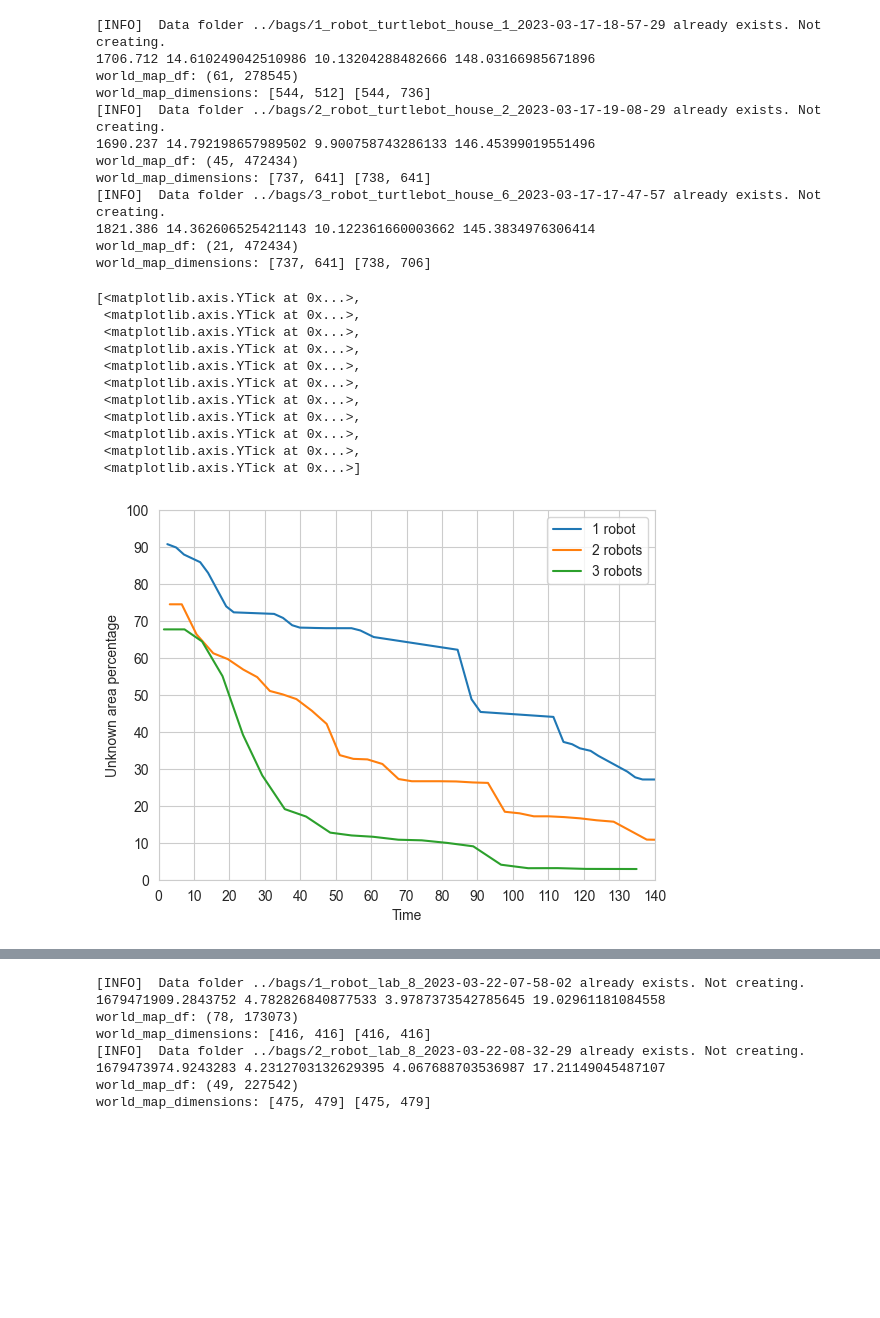
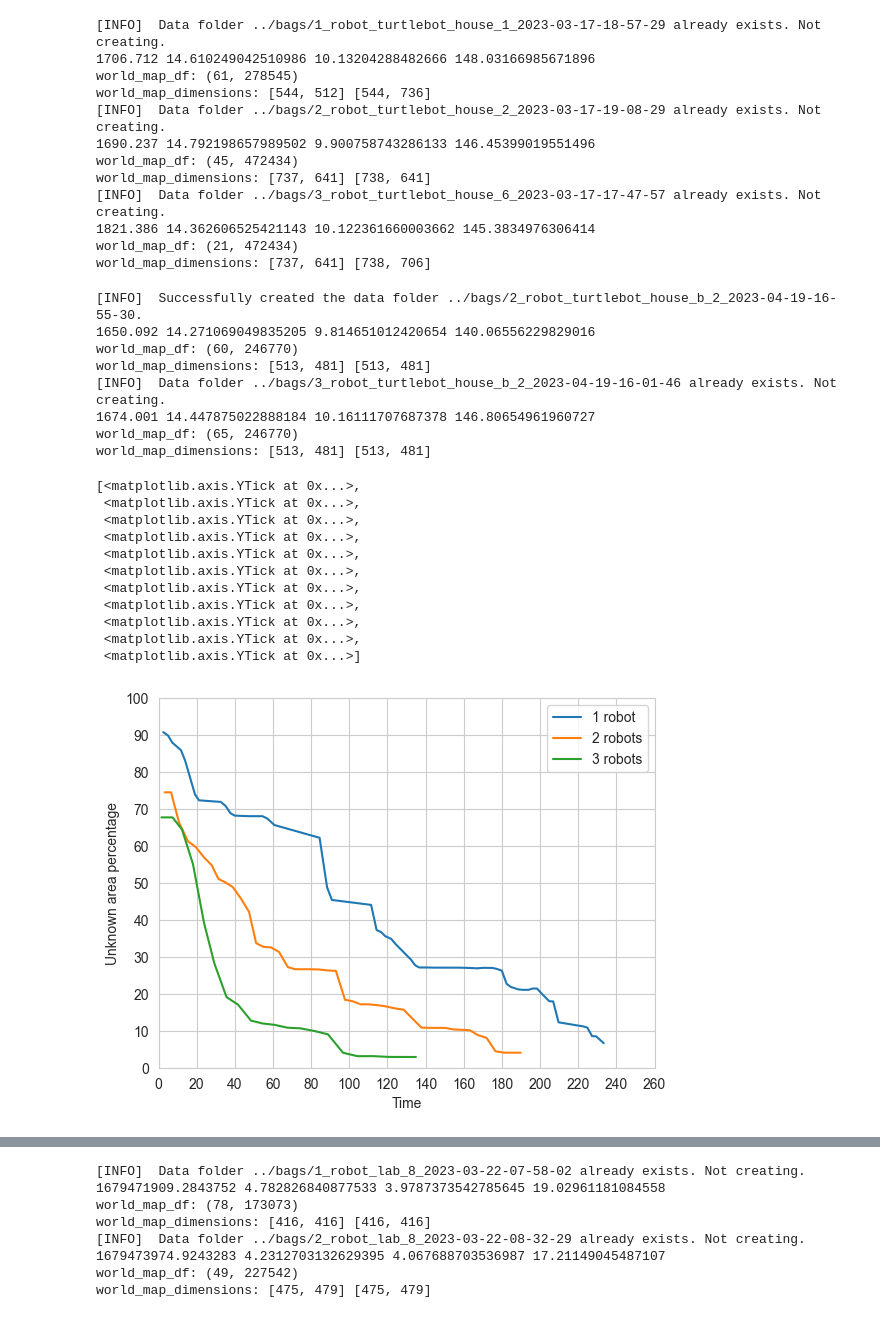
Before and after one commit to convoy-ai/analysis, a Jupyter notebook: notebooks/map_analysis.ipynb, the cells around one changed output, grey strips where cells are left out. Cells and saved outputs as stored; diff of their text form; code cells hidden in the pictures; blank space fills up the shorter version.

Commit message:
perform analysis on turtlebot house simulation with 2,3 robots with different starting positions

```diff
--- a/notebooks/map_analysis.ipynb
+++ b/notebooks/map_analysis.ipynb
@@ -104,46 +104,59 @@ def process_bag(bag_file, map_topic):
     world_map_df['Unknown area percentage'] = unknown_area_percentage
 
     return world_map_df
+# %%
+sim_a_one_robot_df = process_bag("../bags/1_robot_turtlebot_house_1_2023-03-17-18-57-29.bag", "robot_1/map")
+sim_a_two_robot_df = process_bag("../bags/2_robot_turtlebot_house_2_2023-03-17-19-08-29.bag", "map")
+sim_a_three_robot_df = process_bag("../bags/3_robot_turtlebot_house_6_2023-03-17-17-47-57.bag", "map")
+# %% [output]
+[INFO]  Data folder ../bags/1_robot_turtlebot_house_1_2023-03-17-18-57-29 already exists. Not creating.
+1706.712 14.610249042510986 10.13204288482666 148.03166985671896
+world_map_df: (61, 278545)
+world_map_dimensions: [544, 512] [544, 736]
+[INFO]  Data folder ../bags/2_robot_turtlebot_house_2_2023-03-17-19-08-29 already exists. Not creating.
+1690.237 14.792198657989502 9.900758743286133 146.45399019551496
+world_map_df: (45, 472434)
+world_map_dimensions: [737, 641] [738, 641]
+[INFO]  Data folder ../bags/3_robot_turtlebot_house_6_2023-03-17-17-47-57 already exists. Not creating.
+1821.386 14.362606525421143 10.122361660003662 145.3834976306414
+world_map_df: (21, 472434)
+world_map_dimensions: [737, 641] [738, 706]
 # %%
-one_robot_df = process_bag("../bags/1_robot_turtlebot_house_1_2023-03-17-18-57-29.bag", "robot_1/map")
-two_robot_df = process_bag("../bags/2_robot_turtlebot_house_2_2023-03-17-19-08-29.bag", "map")
-three_robot_df = process_bag("../bags/3_robot_turtlebot_house_6_2023-03-17-17-47-57.bag", "map")
+sim_b_one_robot_df = sim_a_one_robot_df
+sim_b_two_robot_df = process_bag("../bags/2_robot_turtlebot_house_b_2_2023-04-19-16-55-30.bag", "map")
+sim_b_three_robot_df = process_bag("../bags/3_robot_turtlebot_house_b_2_2023-04-19-16-01-46.bag", "map")
 # %% [output]
-[INFO]  Data folder ../bags/1_robot_turtlebot_house_1_2023-03-17-18-57-29 already exists. Not creating.
-1706.712 14.610249042510986 10.13204288482666 148.03166985671896
-world_map_df: (61, 278545)
-world_map_dimensions: [544, 512] [544, 736]
-[INFO]  Data folder ../bags/2_robot_turtlebot_house_2_2023-03-17-19-08-29 already exists. Not creating.
-1690.237 14.792198657989502 9.900758743286133 146.45399019551496
-world_map_df: (45, 472434)
-world_map_dimensions: [737, 641] [738, 641]
-[INFO]  Data folder ../bags/3_robot_turtlebot_house_6_2023-03-17-17-47-57 already exists. Not creating.
-1821.386 14.362606525421143 10.122361660003662 145.3834976306414
-world_map_df: (21, 472434)
-world_map_dimensions: [737, 641] [738, 706]
+[INFO]  Successfully created the data folder ../bags/2_robot_turtlebot_house_b_2_2023-04-19-16-55-30.
+1650.092 14.271069049835205 9.814651012420654 140.06556229829016
+world_map_df: (60, 246770)
+world_map_dimensions: [513, 481] [513, 481]
+[INFO]  Data folder ../bags/3_robot_turtlebot_house_b_2_2023-04-19-16-01-46 already exists. Not creating.
+1674.001 14.447875022888184 10.16111707687378 146.80654961960727
+world_map_df: (65, 246770)
+world_map_dimensions: [513, 481] [513, 481]
 # %%
 seaborn.set_style("whitegrid")
 # %%
 fig, ax = plt.subplots()
 
-seaborn.lineplot(ax=ax, data=one_robot_df, x='Time', y='Unknown area percentage', label="1 robot")
-seaborn.lineplot(ax=ax, data=two_robot_df, x='Time', y='Unknown area percentage', label="2 robots")
-seaborn.lineplot(ax=ax, data=three_robot_df, x='Time', y='Unknown area percentage', label="3 robots")
+seaborn.lineplot(ax=ax, data=sim_a_one_robot_df, x='Time', y='Unknown area percentage', label="1 robot")
+seaborn.lineplot(ax=ax, data=sim_a_two_robot_df, x='Time', y='Unknown area percentage', label="2 robots")
+seaborn.lineplot(ax=ax, data=sim_a_three_robot_df, x='Time', y='Unknown area percentage', label="3 robots")
 
-ax.set_xlim(0, 140)
-ax.set_xticks(range(0, 141, 10))
+ax.set_xlim(0, 260)
+ax.set_xticks(range(0, 261, 20))
 ax.set_ylim(0, 100)
 ax.set_yticks(range(0, 101, 10))
 # %% [output]
 [<matplotlib.axis.YTick at 0x...>,
  <matplotlib.axis.YTick at 0x...>,
  <matplotlib.axis.YTick at 0x...>,
  <matplotlib.axis.YTick at 0x...>,
  <matplotlib.axis.YTick at 0x...>,
  <matplotlib.axis.YTick at 0x...>,
  <matplotlib.axis.YTick at 0x...>,
  <matplotlib.axis.YTick at 0x...>,
  <matplotlib.axis.YTick at 0x...>,
  <matplotlib.axis.YTick at 0x...>,
  <matplotlib.axis.YTick at 0x...>]
-[figure, old version]
+[figure, new version]
```
Also changed, not shown: parts of 4 cells of this notebook.
